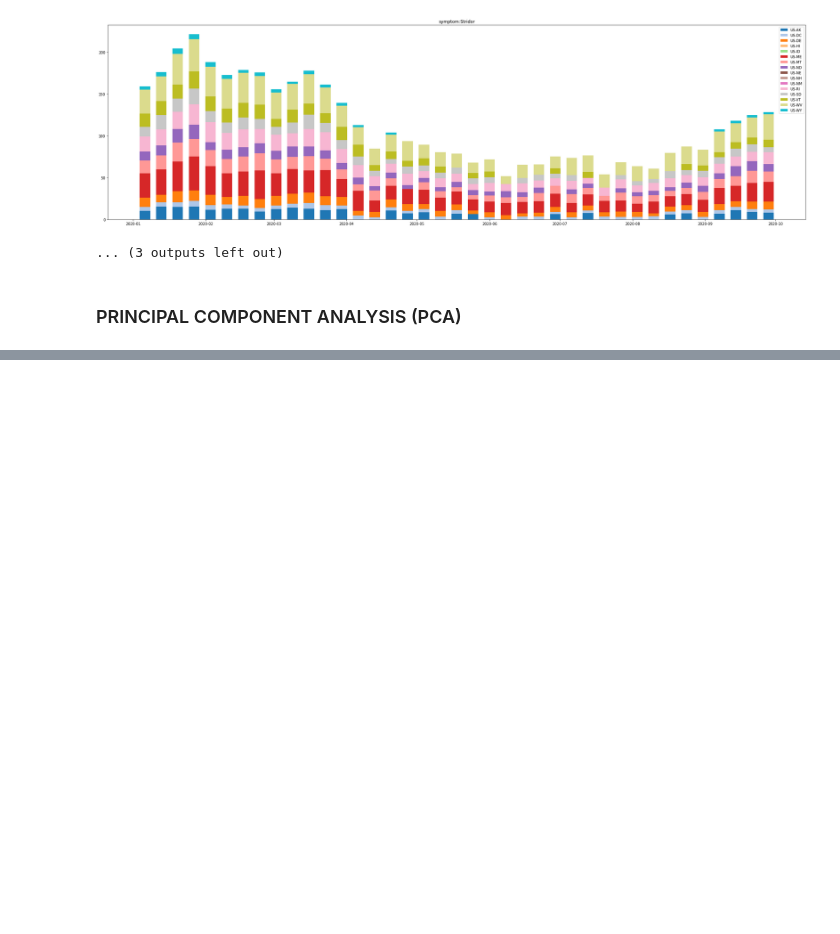
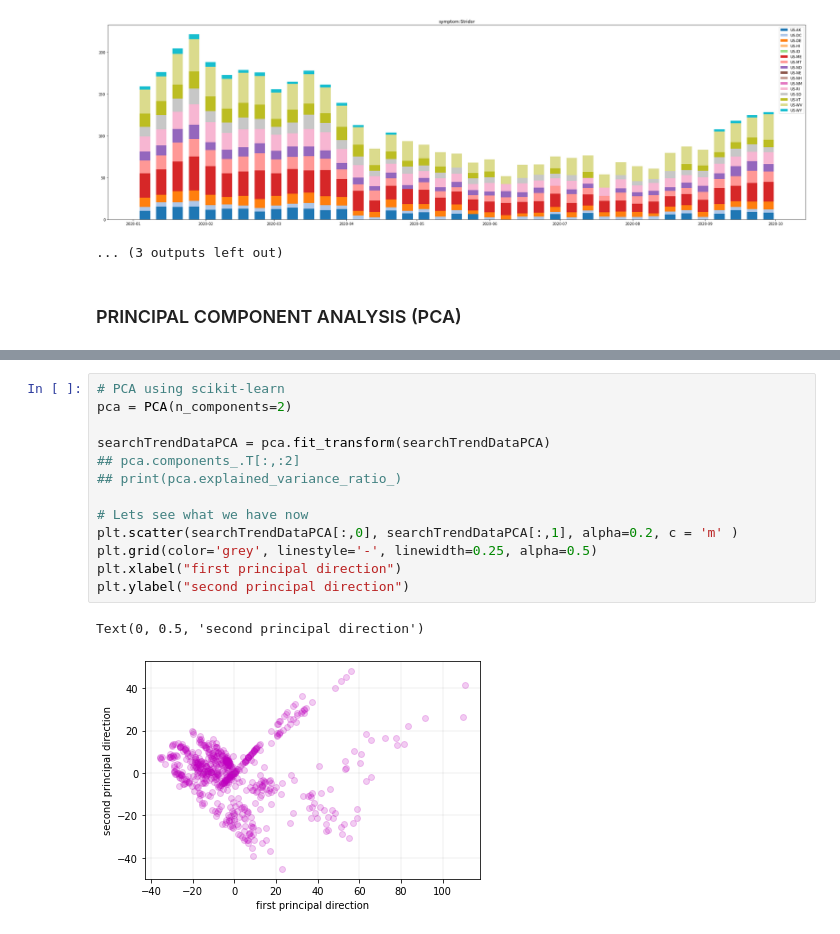
Before and after one commit to lfy05/Covid-19-Search-Trend-ML, a Jupyter notebook: Assignment1.ipynb, the cells around one changed output, grey strips where cells are left out. Cells and saved outputs as stored; diff of their text form; blank space fills up the shorter version.

```diff
--- a/Assignment1.ipynb
+++ b/Assignment1.ipynb
@@ -289,0 +310,16 @@ KNN
+# %%
+# PCA using scikit-learn
+pca = PCA(n_components=2)
+
+searchTrendDataPCA = pca.fit_transform(searchTrendDataPCA)
+## pca.components_.T[:,:2]
+## print(pca.explained_variance_ratio_)
+
+# Lets see what we have now
+plt.scatter(searchTrendDataPCA[:,0], searchTrendDataPCA[:,1], alpha=0.2, c = 'm' )
+plt.grid(color='grey', linestyle='-', linewidth=0.25, alpha=0.5)
+plt.xlabel("first principal direction")
+plt.ylabel("second principal direction")
+# %% [output]
+Text(0, 0.5, 'second principal direction')
+[figure, added]
```
Also changed, not shown: parts of 10 cells of this notebook.
